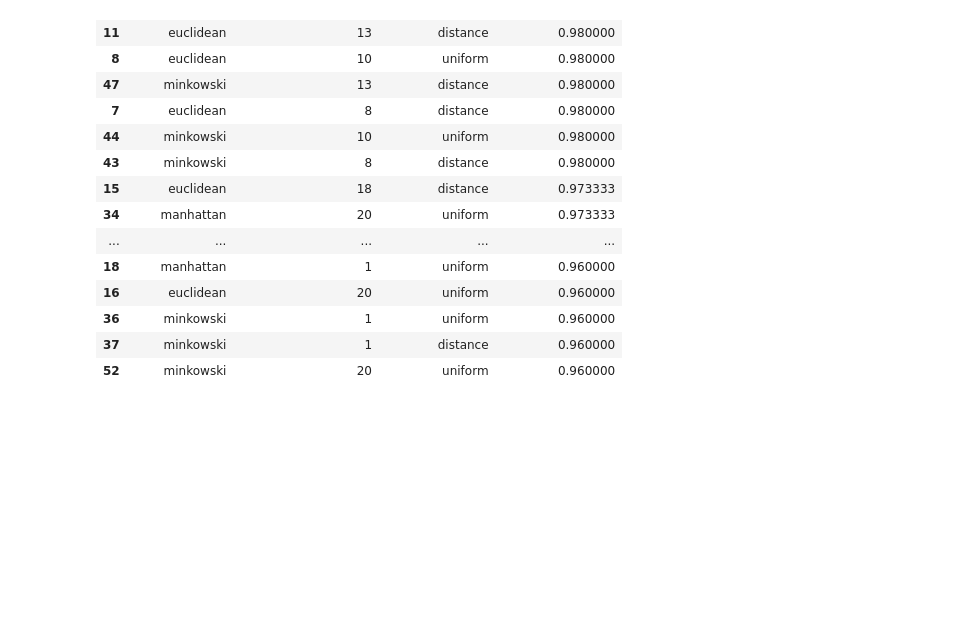
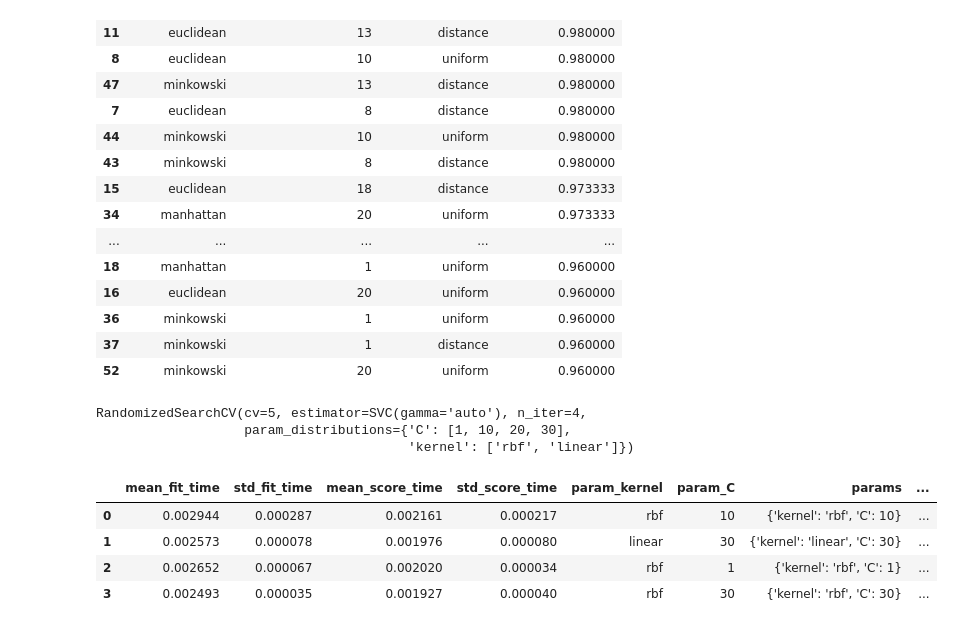
Before and after one commit to Afzal-22/Machine-Learning, a Jupyter notebook: Part-4/GridSearchCV.ipynb, the cells around one changed output. Saved outputs shown, nothing was run; the diff lists cells and outputs as text; code cells hidden in the pictures; blank space fills up the shorter version.

```diff
--- a/Part-4/GridSearchCV.ipynb
+++ b/Part-4/GridSearchCV.ipynb
@@ -175,0 +178,21 @@ results1[['param_metric', 'param_n_neighbors', 'param_weights', 'mean_test_score
+# %%
+classfier_r=RandomizedSearchCV((model_svm),{
+    'C' :[1,10,20,30],
+     'kernel' :['rbf','linear'],
+},n_iter=4,cv=5,return_train_score=False)
+# %%
+classfier_r.fit(X,y)
+# %% [output]
+RandomizedSearchCV(cv=5, estimator=SVC(gamma='auto'), n_iter=4,
+                   param_distributions={'C': [1, 10, 20, 30],
+                                        'kernel': ['rbf', 'linear']})
+# %%
+results3=pd.DataFrame(classfier_r.cv_results_)
+# %%
+results3
+# %% [output]
+|  | mean_fit_time | std_fit_time | mean_score_time | std_score_time | param_kernel | param_C | params | ... |
+| 0 | 0.002944 | 0.000287 | 0.002161 | 0.000217 | rbf | 10 | {'kernel': 'rbf', 'C': 10} | ... |
+| 1 | 0.002573 | 0.000078 | 0.001976 | 0.000080 | linear | 30 | {'kernel': 'linear', 'C': 30} | ... |
+| 2 | 0.002652 | 0.000067 | 0.002020 | 0.000034 | rbf | 1 | {'kernel': 'rbf', 'C': 1} | ... |
+| 3 | 0.002493 | 0.000035 | 0.001927 | 0.000040 | rbf | 30 | {'kernel': 'rbf', 'C': 30} | ... |
```
Also changed, not shown: parts of 6 cells of this notebook, 1 other file.
